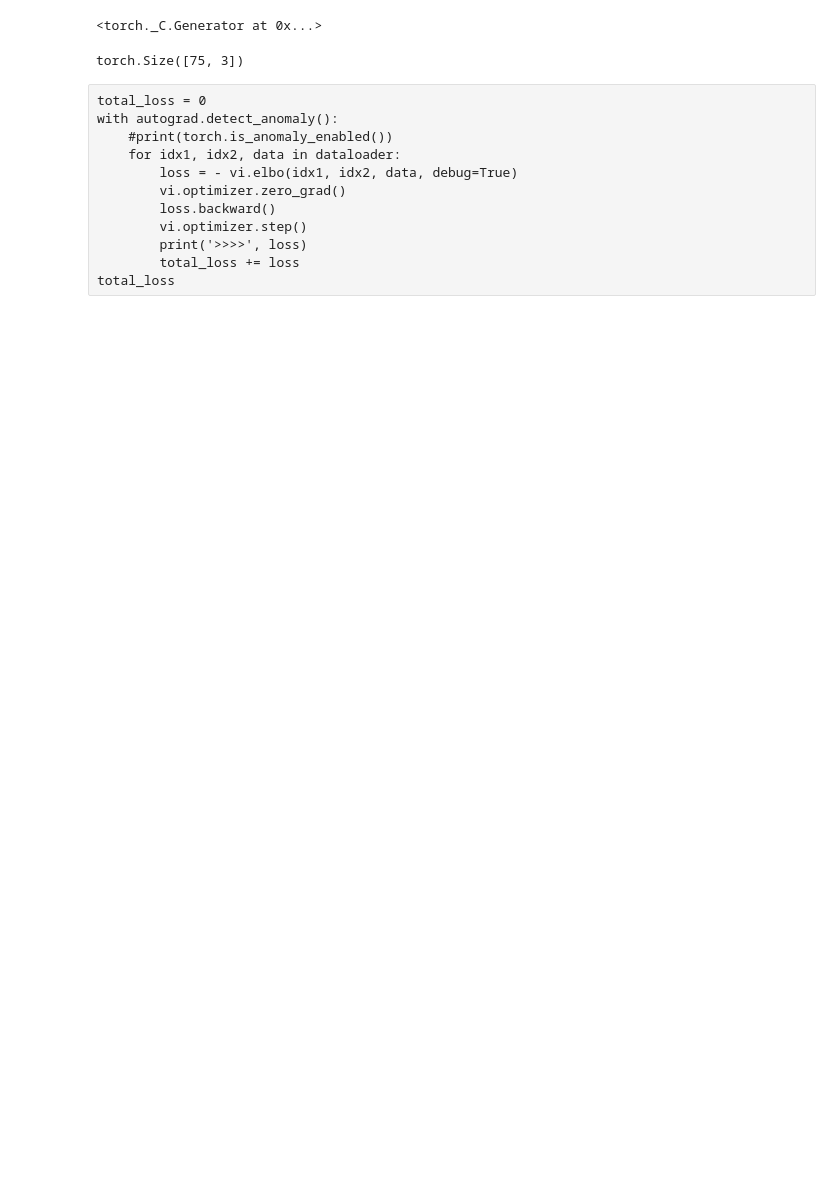
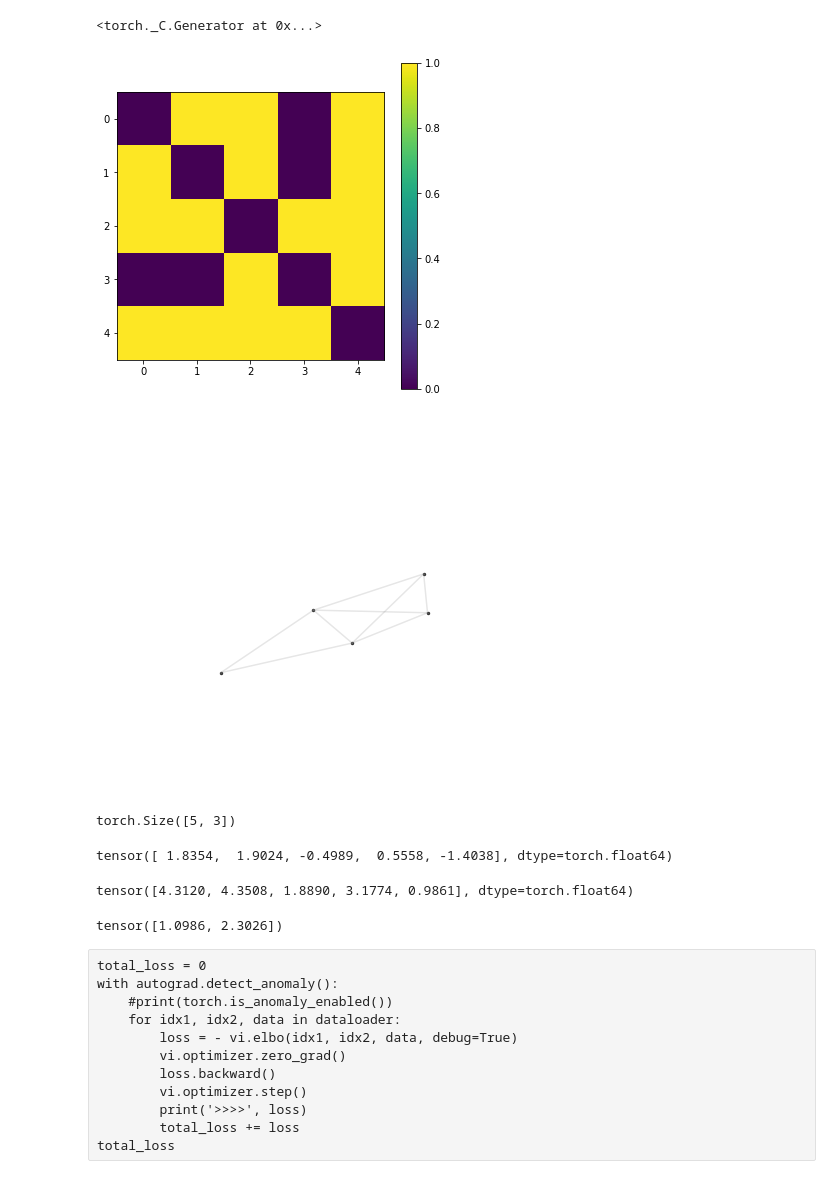
Before and after one commit to mozzhorin/VIRGMo, a Jupyter notebook: playground/hrg_develop2.ipynb, the cells around one changed output. Saved outputs shown, nothing was run; the diff lists cells and outputs as text; code cells hidden in the pictures; blank space fills up the shorter version.

```diff
--- a/playground/hrg_develop2.ipynb
+++ b/playground/hrg_develop2.ipynb
@@ -18,20 +18,31 @@ def noise_phi(x, rel_var=0.1):
 # %%
 logit = lambda x: (x/(1-x)).log()
 # %%
-N = 75
+N = 5
 R = torch.tensor([5.0]).double()
-alpha = 1.1
+alpha = .7
 T = 0.1
 
 G = HRG(R=R, alpha=alpha, T=T)
 r, theta, A = G.generate(N)
-#G.show()
-#G.plot()
+G.show()
+G.plot()
+# %% [output]
+[figure, added]
+[figure, added]
 # %%
-r_loc_init = logit(noise_r(r, R, rel_var=0.05)/R)*R
-r_scale_init = torch.ones([N]).double()
+r_loc_init = logit(noise_r(r, R, rel_var=0.05)/R)*R/5
+r_scale_init = torch.ones([N]).double().log()
 phi_loc_init = torch.cat((polar2cart(1, noise_phi(theta, 0.02)),  torch.zeros([N,1]).double()), dim=-1)
 phi_loc_init.shape
 # %% [output]
-torch.Size([75, 3])
+torch.Size([5, 3])
+# %%
+r_loc_init
+# %% [output]
+tensor([ 1.8354,  1.9024, -0.4989,  0.5558, -1.4038], dtype=torch.float64)
+# %%
+Radius(r_loc_init, r_scale_init.exp(), R.expand([N])).mean
+# %% [output]
+tensor([4.3120, 4.3508, 1.8890, 3.1774, 0.9861], dtype=torch.float64)
 # %%
@@ -43 +54,5 @@ T_init = torch.tensor([0.1,10.]).log()
+# %%
+T_init
+# %% [output]
+tensor([1.0986, 2.3026])
 # %%
```
Also changed, not shown: parts of 7 cells of this notebook, 2 other files.
